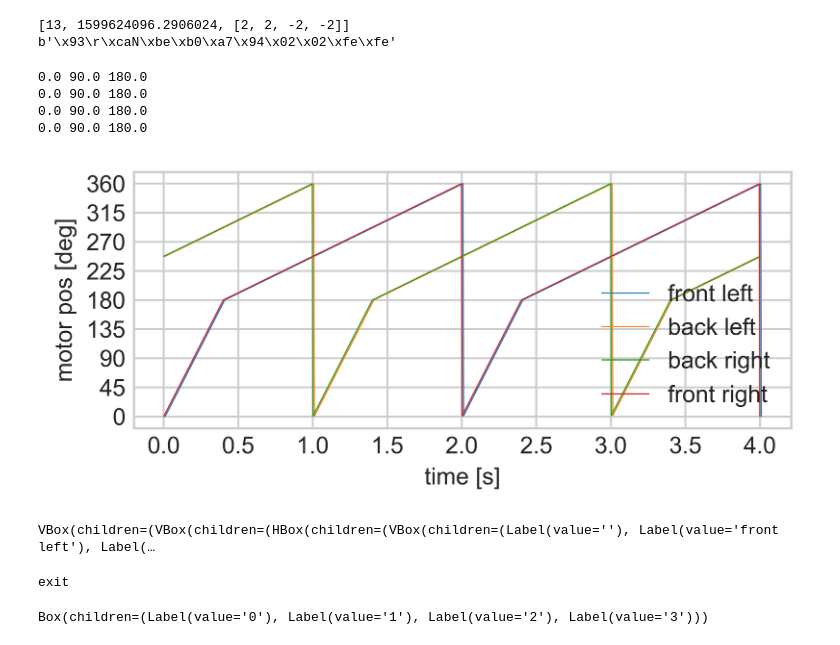
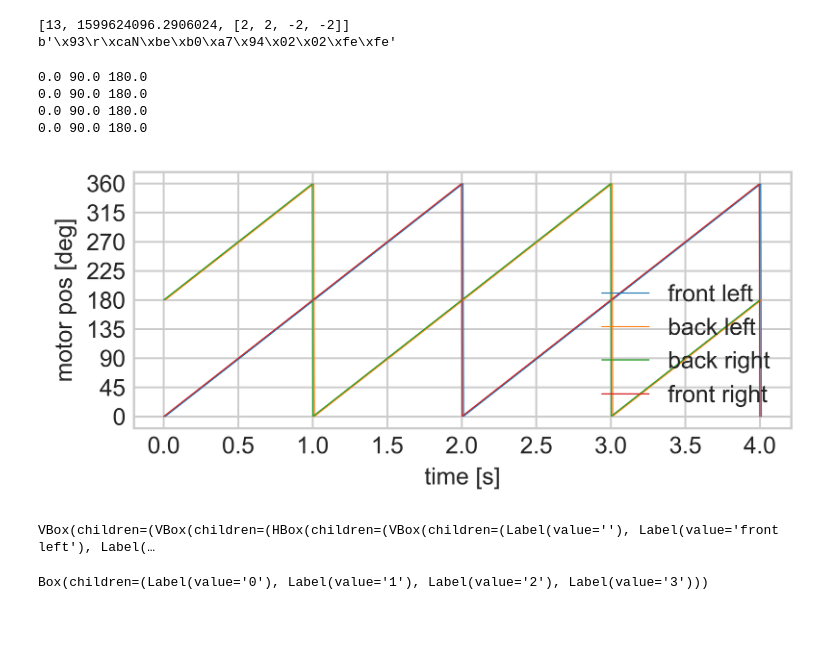
Before and after one commit to boxiXia/FlexipodFast, a Jupyter notebook: src/flexipod_control.ipynb, the cells around one changed output. Cells and saved outputs as stored; diff of their text form; code cells hidden in the pictures.

```diff
--- a/src/flexipod_control.ipynb
+++ b/src/flexipod_control.ipynb
@@ -261,7 +261,7 @@ class WalkingTrot():
     def __init__(this,
                  ot = 0, # normalized time offset [0-1], [unitless]
                  w = 0.1*np.pi, # average angular velocity [rad/s]
-                 s = 0.4, # stance ratio = stance_time/cycle_time [unitless]
+                 s = 0.5, # stance ratio = stance_time/cycle_time [unitless]
                  contact_angle = 120/180*PI, # contact_angle [rad]
                  p_stance_mid = 1.*np.pi,# angle at the middle of the stance phase [rad]
                  t =0, # time at current step
@@ -362,10 +362,10 @@ class WalkingTrot():
 #     WalkingTrot(0.5,p_stance_mid = 1./2.*np.pi)] # front right
 
 # gaits = [ # trotting gait #2
-#     WalkingTrot(0,p_stance_mid = 1./2.*np.pi),# front left
-#     WalkingTrot(0,p_stance_mid = 1./2.*np.pi), # back left
-#     WalkingTrot(0.5,p_stance_mid = 1./2.*np.pi), # back right
-#     WalkingTrot(0.5,p_stance_mid = 1./2.*np.pi)] # front right
+#     WalkingTrot(0,p_stance_mid = 1./2.*np.pi,contact_angle = 150/180*PI),# front left
+#     WalkingTrot(0,p_stance_mid = 1./2.*np.pi,contact_angle = 150/180*PI), # back left
+#     WalkingTrot(0.5,p_stance_mid = 1./2.*np.pi,contact_angle = 150/180*PI), # back right
+#     WalkingTrot(0.5,p_stance_mid = 1./2.*np.pi,contact_angle = 150/180*PI)] # front right
 
 
 gaits = [ # bounding gait
@@ -392,7 +392,7 @@ gaits = [ # bounding gait
 
 t_arr = np.linspace(0,4,1000)
 w_arr = PI*np.ones_like(t_arr)
-s_arr = np.linspace(0.2,0.2,1000)
+s_arr = np.linspace(0.5,0.5,1000)
 # w_arr[300:] = -2*PI
 
 # w_arr = np.linspace(0,2*TWO_PI,1000)
@@ -403,34 +403,34 @@ angle2 = np.array([gaits[1].GetPos(t,w,s) for t,w,s in zip(t_arr,w_arr,s_arr)])
 angle3 = np.array([gaits[2].GetPos(t,w,s) for t,w,s in zip(t_arr,w_arr,s_arr)])
 angle4 = np.array([gaits[3].GetPos(t,w,s) for t,w,s in zip(t_arr,w_arr,s_arr)])
 
 # angle3 = 2*np.pi-angle1
 # angle4 = 2*np.pi-angle2
 # motor_pos = np.stack((angle1,angle2,angle3,angle4),axis=1)
 
 # vel1 = np.array([trot.GetVel(phase) for phase in t_arr])
 # vel2 = np.array([trot.GetVel(phase+0.5) for phase in t_arr])
 # vel3= -vel1
 # vel4= -vel2
 # motor_vel = np.stack((vel1,vel2,vel3,vel4),axis=1)
 
 plt.figure(figsize=(5,2),dpi=400)
 plt.plot(t_arr+0.01,np.rad2deg(angle1),',-',markersize=0.5,linewidth=0.5,alpha=1.0,label='front left')
 plt.plot(t_arr+0.01,np.rad2deg(angle2),',-',markersize=0.5,linewidth=0.5,alpha=1.0,label='back left')
 plt.plot(t_arr,np.rad2deg(angle3),',-',markersize=0.5,linewidth=0.5,alpha=1.0,label='back right')
 plt.plot(t_arr,np.rad2deg(angle4),',-',markersize=0.5,linewidth=0.5,alpha=1.0,label='front right')
 
 plt.yticks(np.arange(0, 360+45, 45))
 
 plt.ylabel("motor pos [deg]")
 plt.xlabel("time [s]")
 plt.legend()
 plt.show()
 # %% [output]
 0.0 90.0 180.0
 0.0 90.0 180.0
 0.0 90.0 180.0
 0.0 90.0 180.0
-[figure, old version]
+[figure, new version]
 # %%
 update_interval = 1/400 - 1e-5
 
@@ -499,13 +499,16 @@ def AppControl():
             for k in range(4):
                 joint_pos_widgets[k].value = pos_cmd[k]
                 joint_vel_widgets[k].value = vel_cmd[k]
-                gaits[k]._UpdateAngularVelocity(time_now,desired_speed)
+#                 if k==0 or k==3:
+                gaits[k]._UpdateAngularVelocity(time_now+0.01,desired_speed)
+#                 else:
+#                     gaits[k]._UpdateAngularVelocity(time_now,0.5*desired_speed)
 
             if (s_offset!=s_offset_widget.value) or (s_base!=s_base_widget.value):
                 s_offset = s_offset_widget.value
                 s_base = s_base_widget.value
                 for k in range(4):
-                    if k>=2:
+                    if k<=2:
                         gaits[k].UpdateStanceRatio(s_base-s_offset)
                     else:
                         gaits[k].UpdateStanceRatio(s_base+s_offset)
@@ -526,7 +529,7 @@ def AppControl():
         data_send_packed = packer.pack(data_send) # https://msgpack-python.readthedocs.io/en/latest/api.html#msgpack.Packer
         sock.sendto(data_send_packed,remote_address)
 #             print(f"{np.fmod(time_now,1.0)*100}\r",end='')
-
+            \
 
     print("exit")
 
@@ -535,7 +538,6 @@ display(app)
 control_thread.start()
 # %% [output]
 VBox(children=(VBox(children=(HBox(children=(VBox(children=(Label(value=''), Label(value='front left'), Label(…
-exit
 # %%
 # labels= ('front left','back left','back right','front right')
 # f,axes = plt.subplots(2,1,figsize=(6,3),dpi=150,squeeze=True,sharex=True)
```
Also changed, not shown: parts of 2 cells of this notebook, 8 other files.
